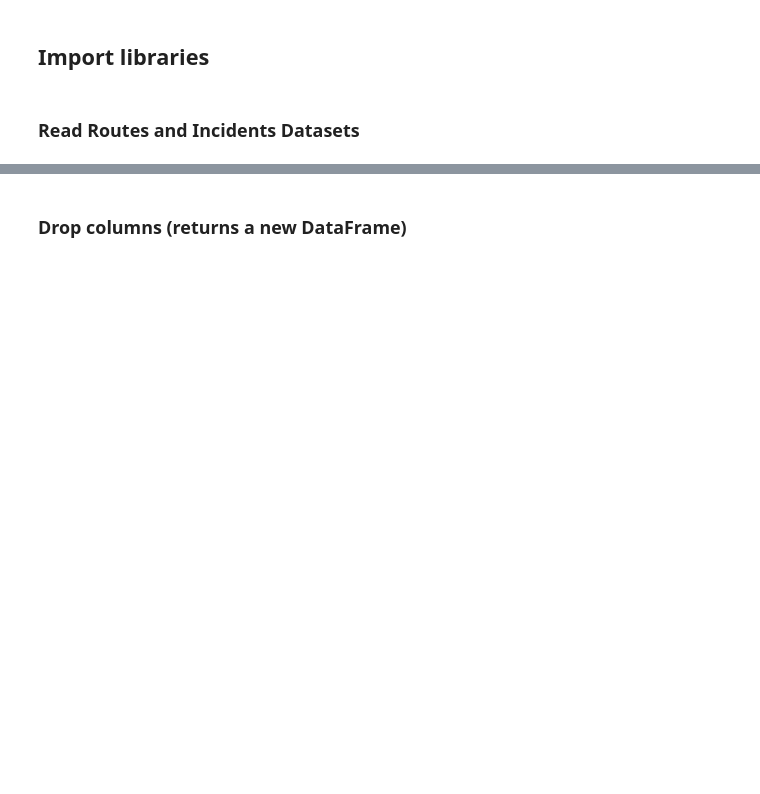
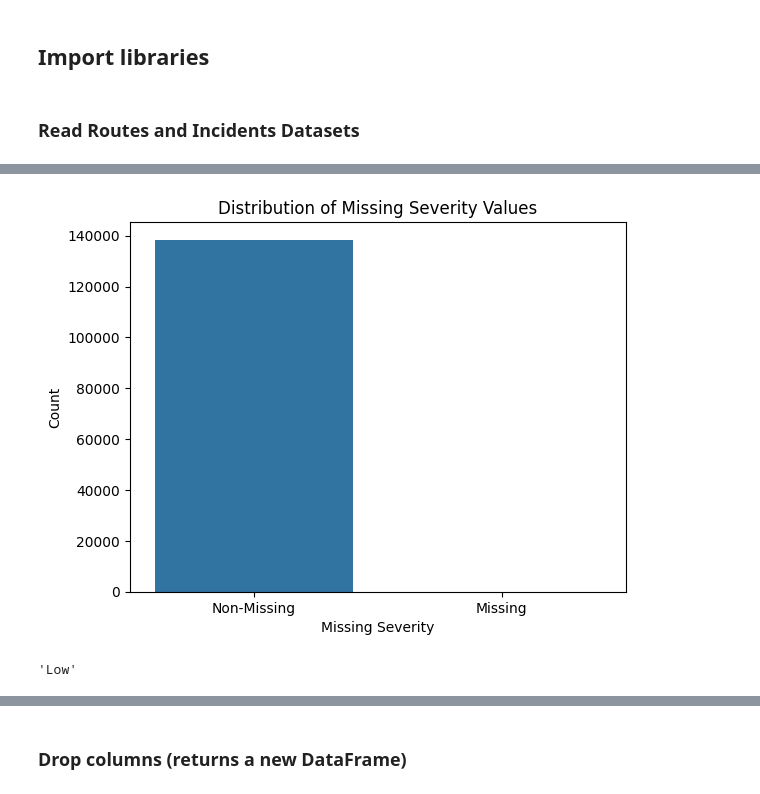
Before and after one commit to ponsingh/Safe-Seas, a Jupyter notebook: ML/safe_seas.ipynb, the cells around one changed output, grey strips where cells are left out. Saved outputs shown, nothing was run; the diff lists cells and outputs as text; code cells hidden in the pictures; blank space fills up the shorter version.

```diff
--- a/ML/safe_seas.ipynb
+++ b/ML/safe_seas.ipynb
@@ -19,0 +135,17 @@ incidents_df=pd.read_csv("../Files/ShippingIncident.csv")
+# %%
+# Calculate Q1 (25th percentile) and Q3 (75th percentile)
+Q1 = incidents_df['Days_From_Today'].quantile(0.25)
+Q3 = incidents_df['Days_From_Today'].quantile(0.75)
+IQR = Q3 - Q1
+
+# Define the outlier bounds
+lower_bound = Q1 - 1.5 * IQR
+upper_bound = Q3 + 1.5 * IQR
+
+# Remove outliers
+filtered_df = incidents_df[(incidents_df['Days_From_Today'] >= lower_bound) & (incidents_df['Days_From_Today'] <= upper_bound)]
+
+# Display the filtered DataFrame
+print(filtered_df)
+
+filtered_df.shape
@@ -19,0 +171,5 @@ incidents_df=pd.read_csv("../Files/ShippingIncident.csv")
+# %%
+
+print(incidents_df.shape)
+incidents_df=filtered_df
+print(incidents_df.shape)
@@ -19,0 +220,21 @@ incidents_df=pd.read_csv("../Files/ShippingIncident.csv")
+# %%
+# Plot the distribution of missing and non-missing Severity values
+sns.countplot(x=incidents_df['Severity'].isna())
+plt.xlabel('Missing Severity')
+plt.ylabel('Count')
+plt.title('Distribution of Missing Severity Values')
+plt.xticks([0, 1], ['Non-Missing', 'Missing'])
+plt.show()
+# %% [output]
+[figure, added]
+# %%
+## Replace Missing Values with the Most Frequent Value
+# Mode in the case of categorical variables
+
+
+# Find the most frequent Severity value
+most_frequent_severity = incidents_df['Severity'].mode()[0]
+
+most_frequent_severity
+# %% [output]
+'Low'
```
Also changed, not shown: parts of 44 cells of this notebook, 18 other files.
